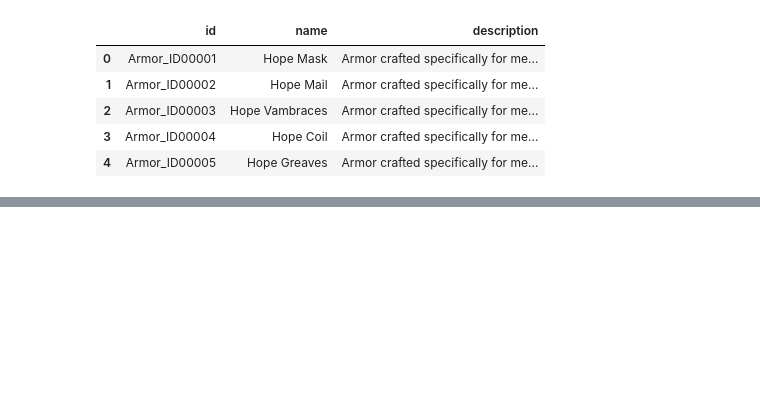
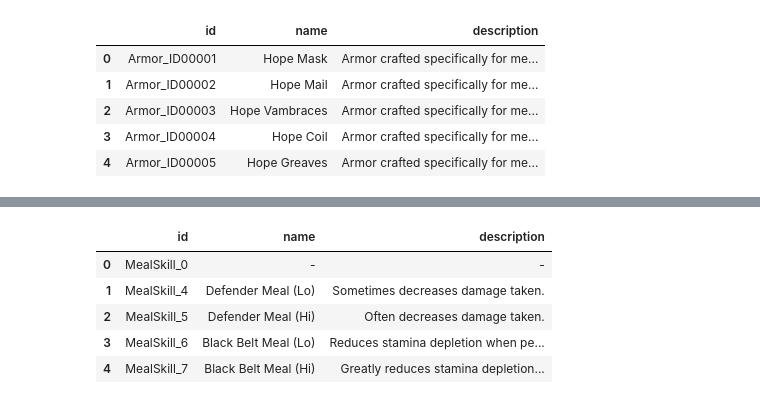
Before and after one commit to NoswalDev/MHRice_Wrangler, a Jupyter notebook: MHWilds_Skills.ipynb, the cells around one changed output, grey strips where cells are left out. Saved outputs shown, nothing was run; the diff lists cells and outputs as text; code cells hidden in the pictures; blank space fills up the shorter version.

```diff
--- a/MHWilds_Skills.ipynb
+++ b/MHWilds_Skills.ipynb
@@ -576,0 +573,36 @@ df_armor_names.head()
+# %%
+url = 'https://raw.githubusercontent.com/dtlnor/MHWs-in-json/refs/heads/main/natives/STM/GameDesign/Text/Excel_Equip/MealSkill.msg.23.json'
+
+with urllib.request.urlopen(url) as page:
+    raw = json.load(page)
+sect = raw.get('entries')
+df = pd.json_normalize(sect)
+
+# pull english names
+df['content'] = df['content'].str[1]
+
+#separate names and descriptions
+df_1 = df[~df['name'].str.contains('EXP')].copy()
+df_2 = df[df['name'].str.contains('EXP')].copy()
+
+#normalize naming
+df_1['name'] = df_1['name'].str.replace('NAME_','')
+df_2['name'] = df_2['name'].str.replace('EXP_','')
+df_1.rename(columns={'name':'id','content':'name'}, inplace=True)
+df_2.rename(columns={'name':'id','content':'description'}, inplace=True)
+
+#adjust descriptions
+df_2['description'] = df_2['description'].str.replace(r'[\r\n]+', ' ', regex=True)
+
+#merge into final
+df_meal_skills = pd.merge(df_1[['id','name']], df_2[['id','description']], on='id', how='left')
+df_meal_skills.reset_index(drop=True, inplace=True)
+
+df_meal_skills.head()
+# %% [output]
+|  | id | name | description |
+| 0 | MealSkill_0 | - | - |
+| 1 | MealSkill_4 | Defender Meal (Lo) | Sometimes decreases damage taken. |
+| 2 | MealSkill_5 | Defender Meal (Hi) | Often decreases damage taken. |
+| 3 | MealSkill_6 | Black Belt Meal (Lo) | Reduces stamina depletion when pe... |
+| 4 | MealSkill_7 | Black Belt Meal (Hi) | Greatly reduces stamina depletion... |
```
Also changed, not shown: parts of 18 cells of this notebook.
